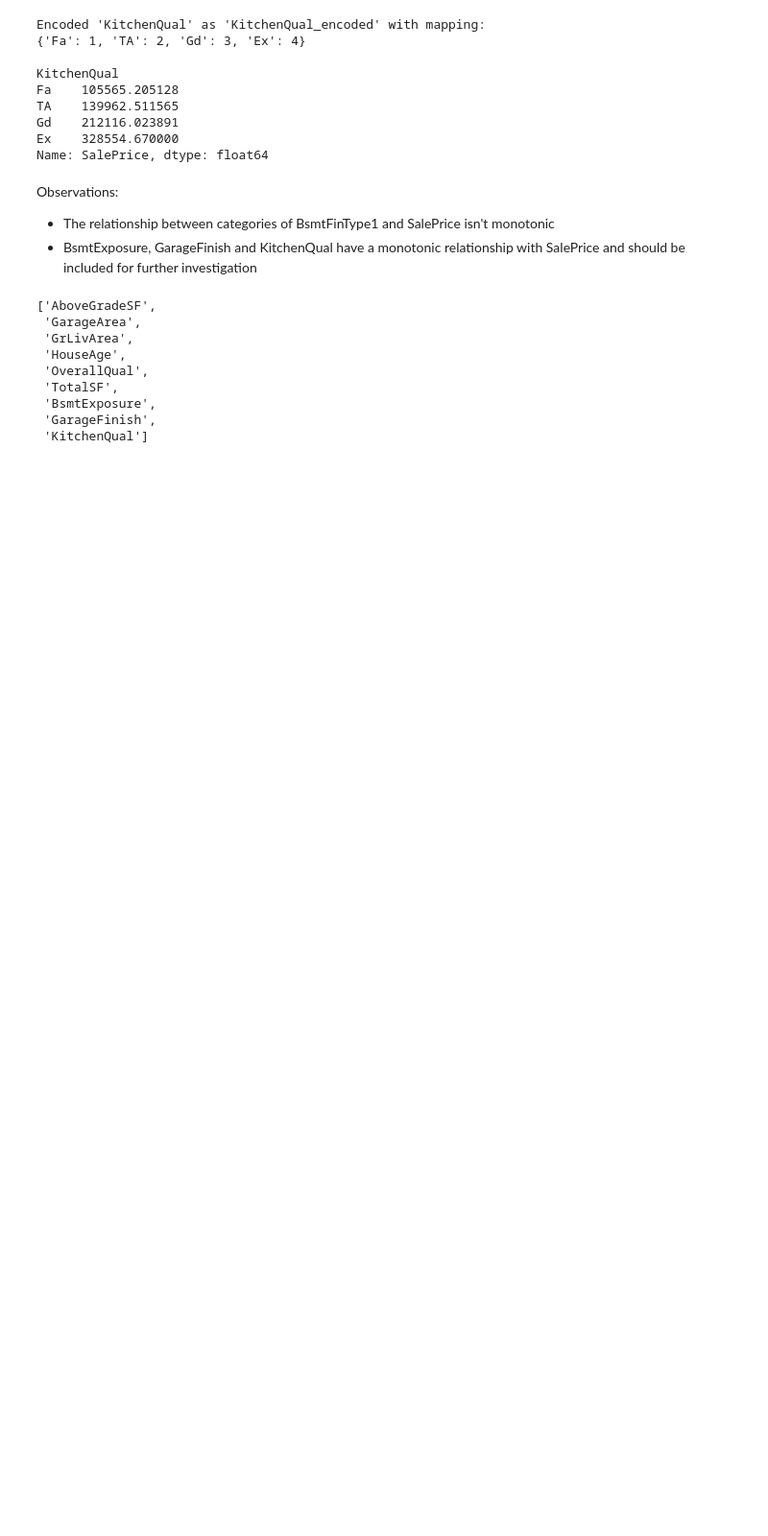
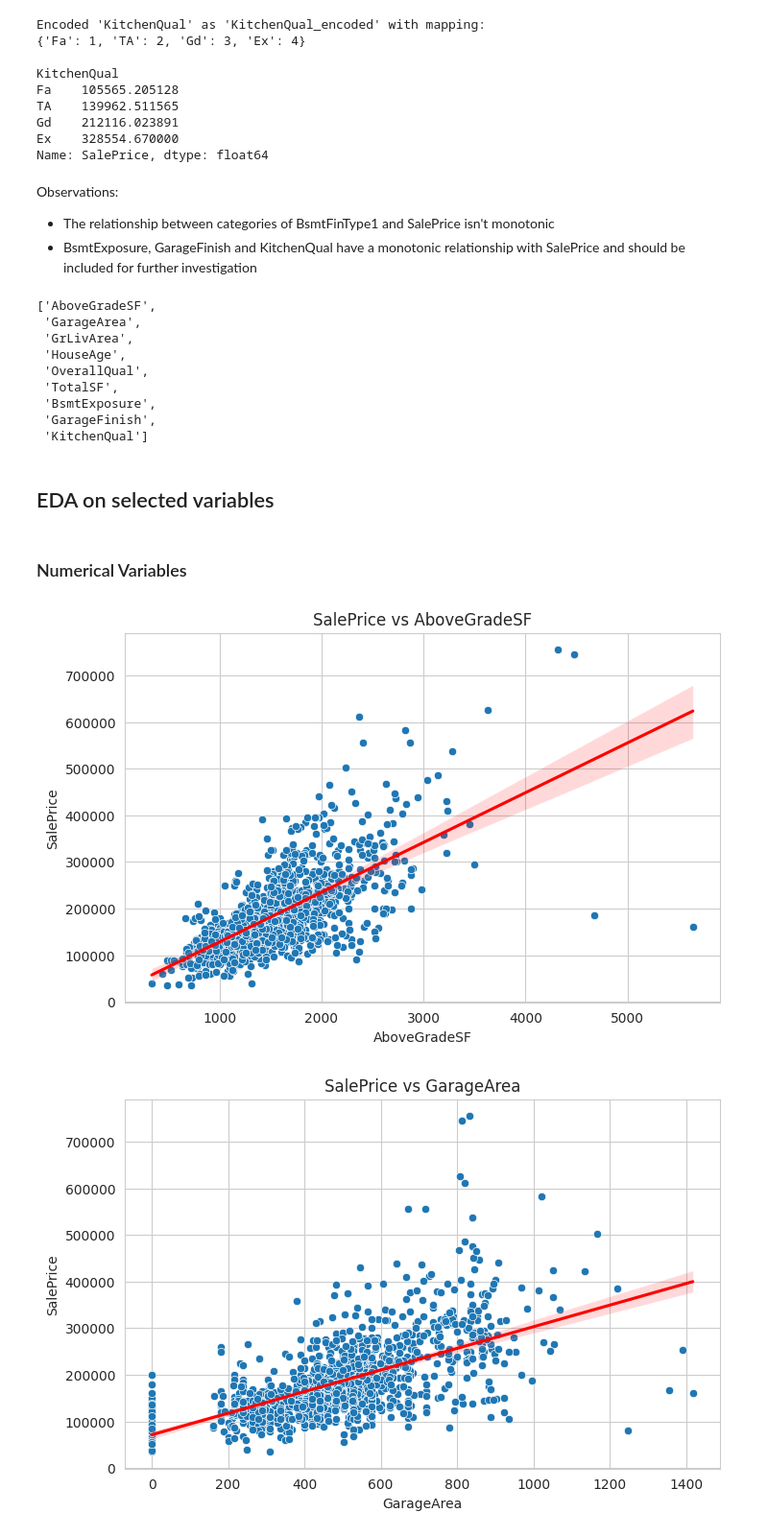
Before and after one commit to emilywade/heritage-housing, a Jupyter notebook: jupyter_notebooks/03HousingPriceStudy.ipynb, the cells around one changed output. Shown at 96% size. Cells and saved outputs as stored; diff of their text form; code cells hidden in the pictures; blank space fills up the shorter version.

Commit message:
scatter plots and correlation matrix on numerical variables

```diff
--- a/jupyter_notebooks/03HousingPriceStudy.ipynb
+++ b/jupyter_notebooks/03HousingPriceStudy.ipynb
@@ -200,3 +200,20 @@ vars_to_study
  'BsmtExposure',
  'GarageFinish',
  'KitchenQual']
+# %% [markdown]
+## EDA on selected variables
+# %%
+num_vars = ['AboveGradeSF', 'GarageArea', 'GrLivArea', 'HouseAge', 'OverallQual', 'TotalSF']
+cat_vars = ['BsmtExposure', 'GarageFinish', 'KitchenQual']
+# %% [markdown]
+### Numerical Variables
+# %%
+for var in num_vars:
+    plt.figure(figsize=(8, 5))
+    sns.scatterplot(x=var, y='SalePrice', data=df)
+    sns.regplot(x=var, y='SalePrice', data=df, scatter=False, color='red')
+    plt.title(f'SalePrice vs {var}')
+    plt.show()
+# %% [output]
+[figure, added]
+[figure, added]
```
Also changed, not shown: parts of 3 cells of this notebook.
